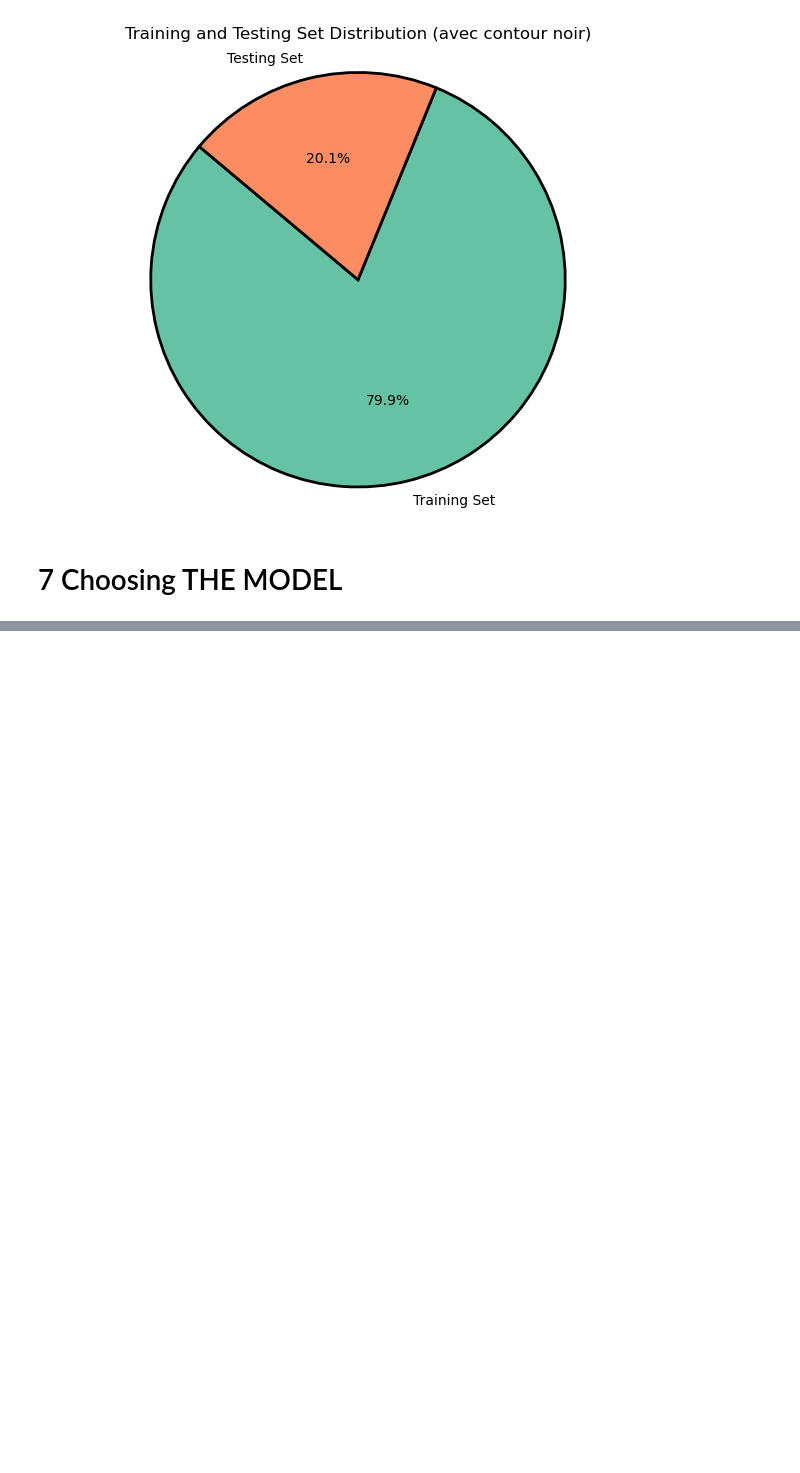
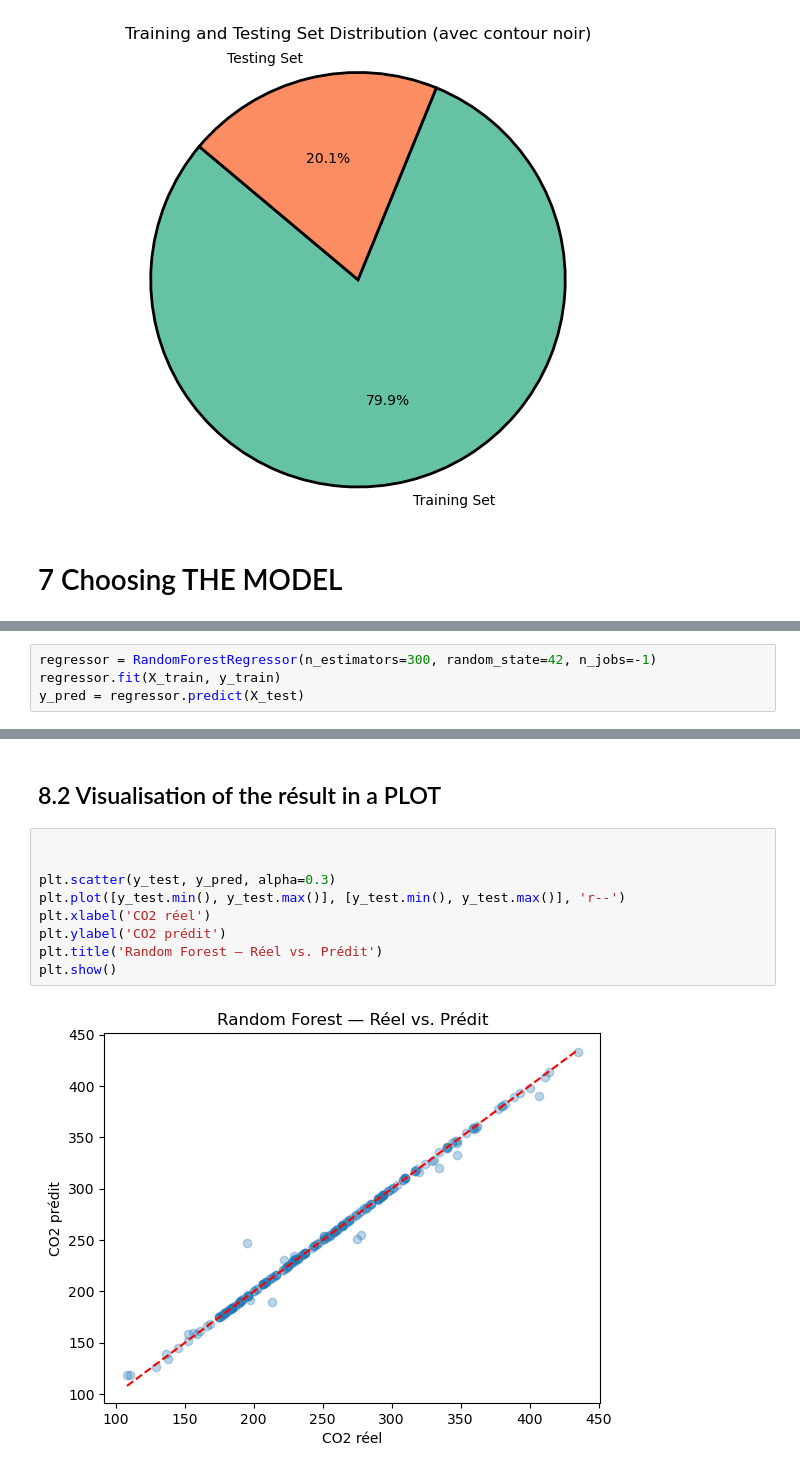
Before and after one commit to brianorina/class202505, a Jupyter notebook: exercise_2_LinearRegression/Youcef Linear Regression Gus.ipynb, the cells around one changed output, grey strips where cells are left out. Drawn from its saved outputs; the diff is of its cells as text; blank space fills up the shorter version.

```diff
--- a/exercise_2_LinearRegression/Youcef Linear Regression Gus.ipynb
+++ b/exercise_2_LinearRegression/Youcef Linear Regression Gus.ipynb
@@ -356,0 +361,4 @@ NameError: name 'preprocessor' is not defined
+# %%
+regressor = RandomForestRegressor(n_estimators=300, random_state=42, n_jobs=-1)
+regressor.fit(X_train, y_train)
+y_pred = regressor.predict(X_test)
@@ -356,0 +381,13 @@ NameError: name 'preprocessor' is not defined
+# %% [markdown]
+##  8.2 Visualisation of the résult in a PLOT
+# %%
+
+
+plt.scatter(y_test, y_pred, alpha=0.3)
+plt.plot([y_test.min(), y_test.max()], [y_test.min(), y_test.max()], 'r--')
+plt.xlabel('CO2 réel')
+plt.ylabel('CO2 prédit')
+plt.title('Random Forest — Réel vs. Prédit')
+plt.show()
+# %% [output]
+[figure, added]
```
Also changed, not shown: parts of 7 cells of this notebook.
